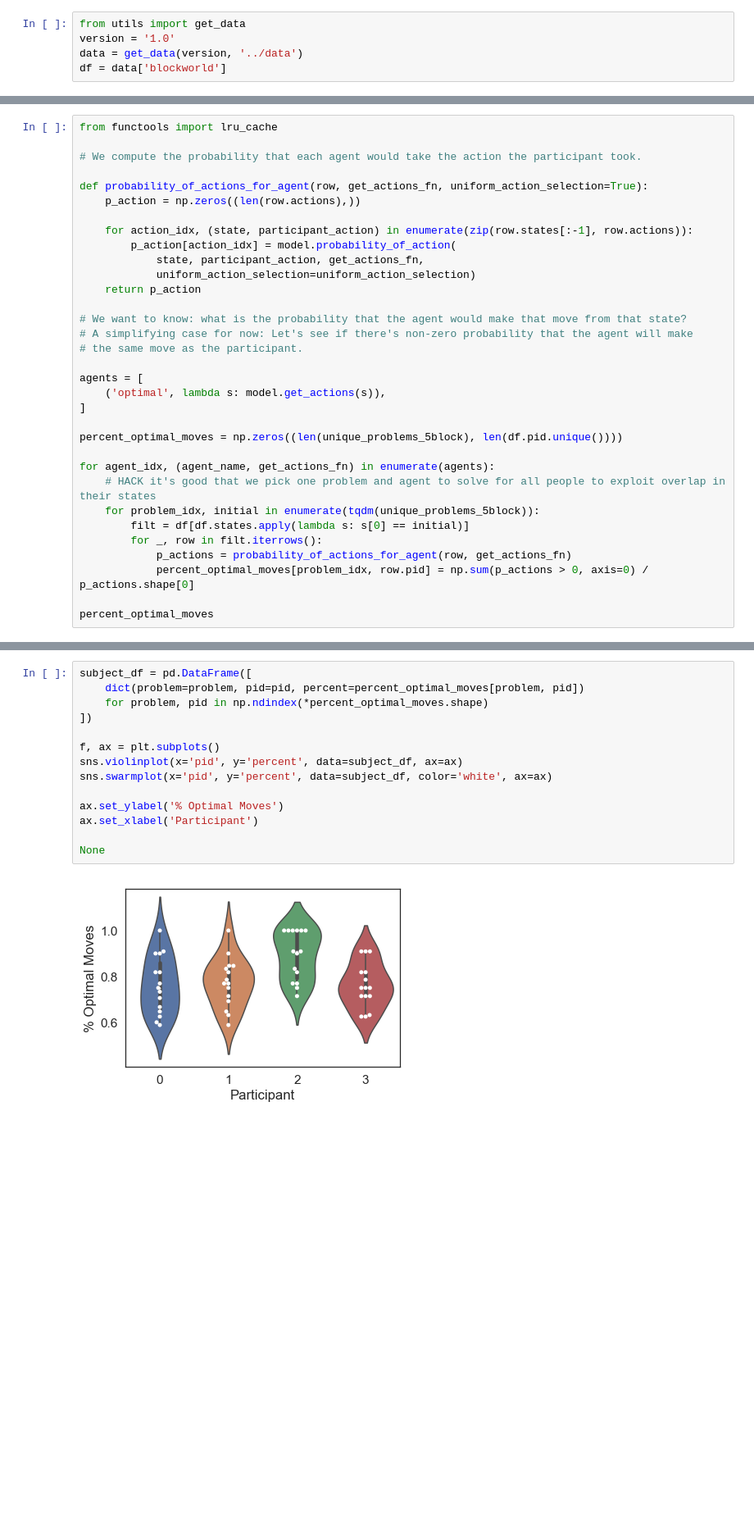
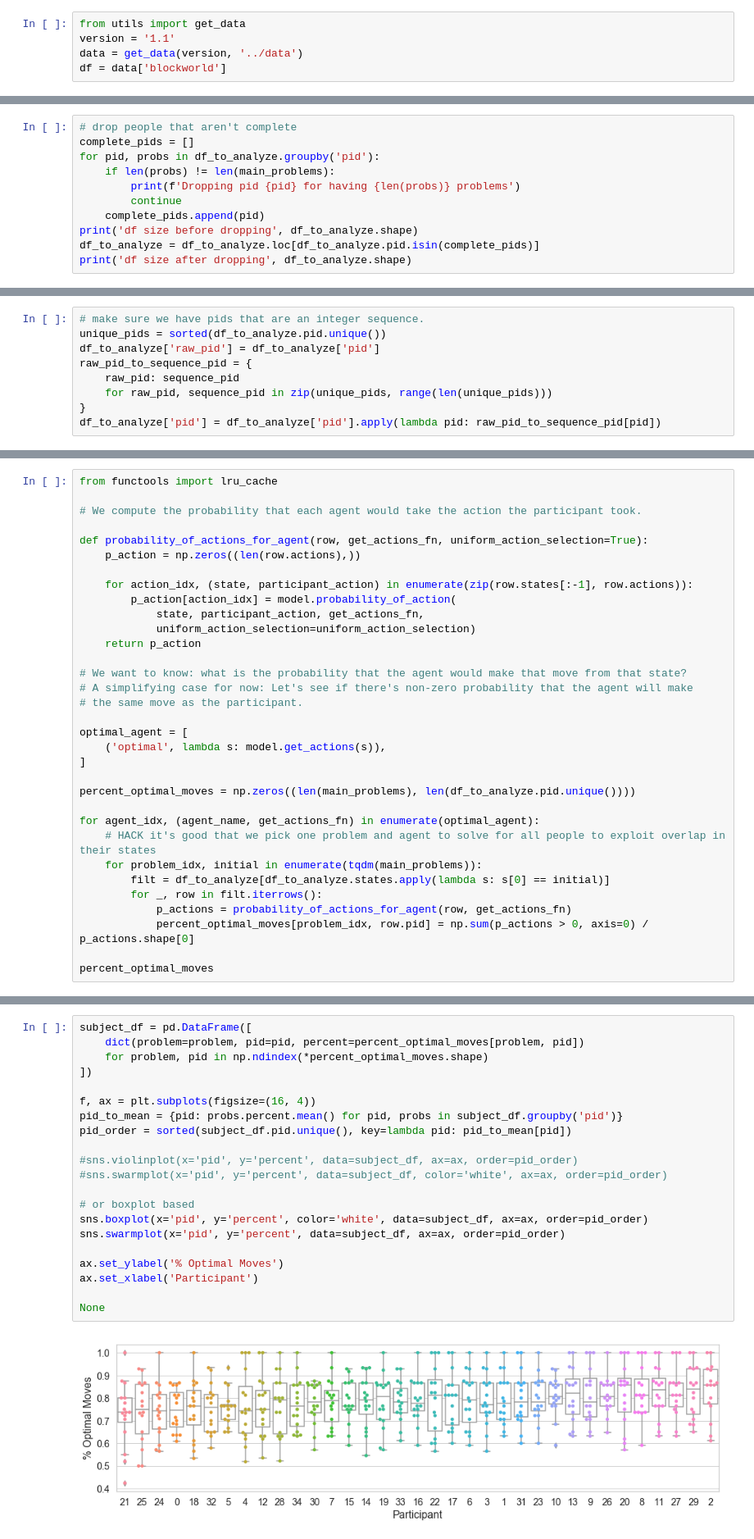
Before and after one commit to fredcallaway/multigoals, a Jupyter notebook: analysis/main.ipynb, the cells around one changed output, grey strips where cells are left out. Shown at 82% size. Cells and saved outputs as stored; diff of their text form; blank space fills up the shorter version.

Commit message:
Make things work with data 1.1

```diff
--- a/analysis/main.ipynb
+++ b/analysis/main.ipynb
@@ -19,6 +22,6 @@ import blockworld
 import model
 # %%
 from utils import get_data
-version = '1.0'
+version = '1.1'
 data = get_data(version, '../data')
 df = data['blockworld']
@@ -164,0 +167,11 @@ should start same as first five here:
+# %%
+# drop people that aren't complete
+complete_pids = []
+for pid, probs in df_to_analyze.groupby('pid'):
+    if len(probs) != len(main_problems):
+        print(f'Dropping pid {pid} for having {len(probs)} problems')
+        continue
+    complete_pids.append(pid)
+print('df size before dropping', df_to_analyze.shape)
+df_to_analyze = df_to_analyze.loc[df_to_analyze.pid.isin(complete_pids)]
+print('df size after dropping', df_to_analyze.shape)
@@ -165 +182,10 @@ should start same as first five here:
+# %%
+# make sure we have pids that are an integer sequence.
+unique_pids = sorted(df_to_analyze.pid.unique())
+df_to_analyze['raw_pid'] = df_to_analyze['pid']
+raw_pid_to_sequence_pid = {
+    raw_pid: sequence_pid
+    for raw_pid, sequence_pid in zip(unique_pids, range(len(unique_pids)))
+}
+df_to_analyze['pid'] = df_to_analyze['pid'].apply(lambda pid: raw_pid_to_sequence_pid[pid])
 # %%
@@ -182,16 +208,16 @@ def probability_of_actions_for_agent(row, get_actions_fn, uniform_action_selecti
 # A simplifying case for now: Let's see if there's non-zero probability that the agent will make
 # the same move as the participant.
 
-agents = [
+optimal_agent = [
     ('optimal', lambda s: model.get_actions(s)),
 ]
 
-percent_optimal_moves = np.zeros((len(unique_problems_5block), len(df.pid.unique())))
+percent_optimal_moves = np.zeros((len(main_problems), len(df_to_analyze.pid.unique())))
 
-for agent_idx, (agent_name, get_actions_fn) in enumerate(agents):
+for agent_idx, (agent_name, get_actions_fn) in enumerate(optimal_agent):
     # HACK it's good that we pick one problem and agent to solve for all people to exploit overlap in their states
-    for problem_idx, initial in enumerate(tqdm(unique_problems_5block)):
-        filt = df[df.states.apply(lambda s: s[0] == initial)]
+    for problem_idx, initial in enumerate(tqdm(main_problems)):
+        filt = df_to_analyze[df_to_analyze.states.apply(lambda s: s[0] == initial)]
         for _, row in filt.iterrows():
             p_actions = probability_of_actions_for_agent(row, get_actions_fn)
             percent_optimal_moves[problem_idx, row.pid] = np.sum(p_actions > 0, axis=0) / p_actions.shape[0]
@@ -217,19 +245,26 @@ array([[0.9       , 0.9       , 1.        , 0.75      ],
 # %%
 subject_df = pd.DataFrame([
     dict(problem=problem, pid=pid, percent=percent_optimal_moves[problem, pid])
     for problem, pid in np.ndindex(*percent_optimal_moves.shape)
 ])
 
-f, ax = plt.subplots()
-sns.violinplot(x='pid', y='percent', data=subject_df, ax=ax)
-sns.swarmplot(x='pid', y='percent', data=subject_df, color='white', ax=ax)
+f, ax = plt.subplots(figsize=(16, 4))
+pid_to_mean = {pid: probs.percent.mean() for pid, probs in subject_df.groupby('pid')}
+pid_order = sorted(subject_df.pid.unique(), key=lambda pid: pid_to_mean[pid])
+
+#sns.violinplot(x='pid', y='percent', data=subject_df, ax=ax, order=pid_order)
+#sns.swarmplot(x='pid', y='percent', data=subject_df, color='white', ax=ax, order=pid_order)
+
+# or boxplot based
+sns.boxplot(x='pid', y='percent', color='white', data=subject_df, ax=ax, order=pid_order)
+sns.swarmplot(x='pid', y='percent', data=subject_df, ax=ax, order=pid_order)
 
 ax.set_ylabel('% Optimal Moves')
 ax.set_xlabel('Participant')
 
 None
 # %% [output]
-[figure, old version]
+[figure, new version]
 # %%
 # Fit epsilon-greedy model
 
```
Also changed, not shown: parts of 20 cells of this notebook.
